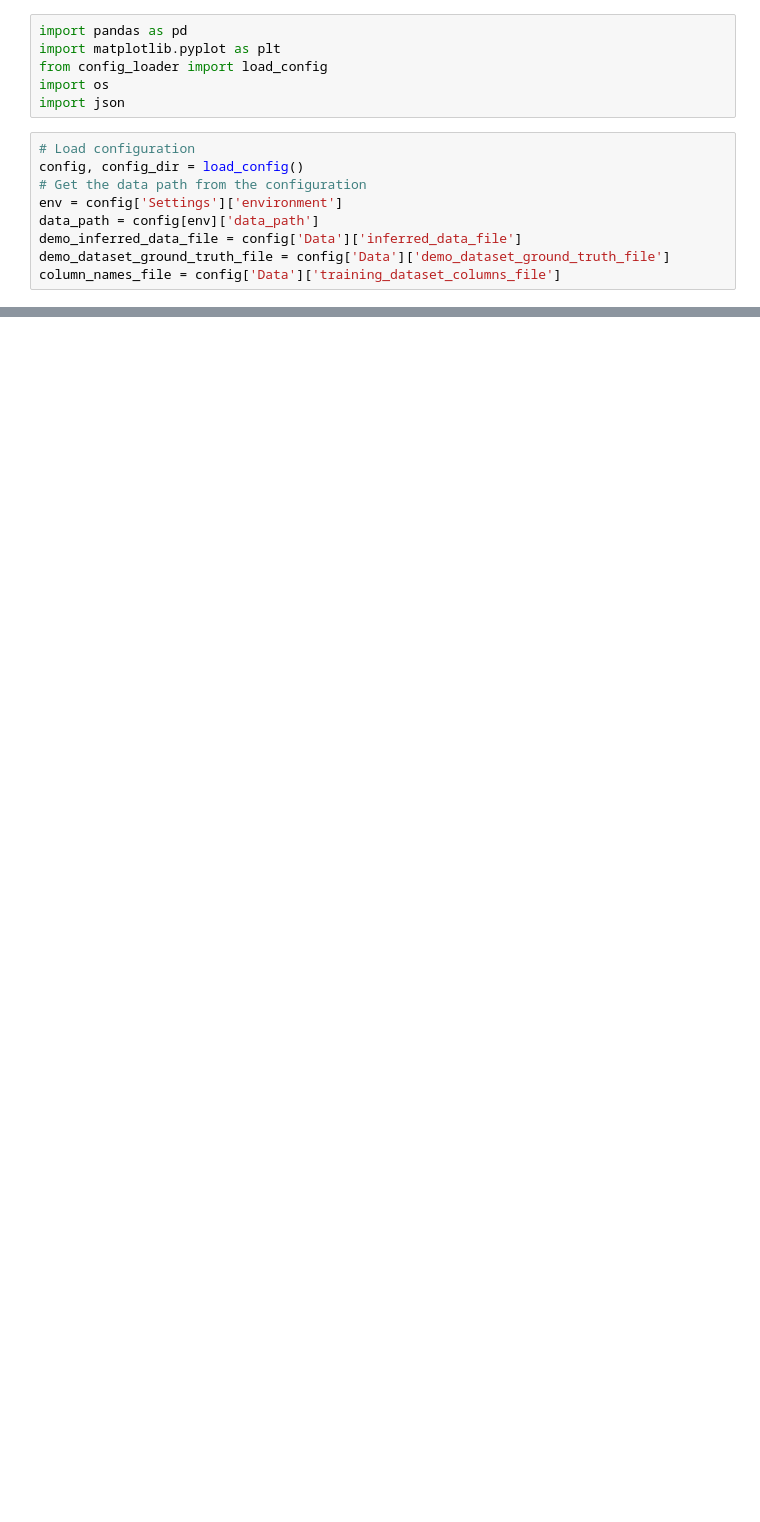
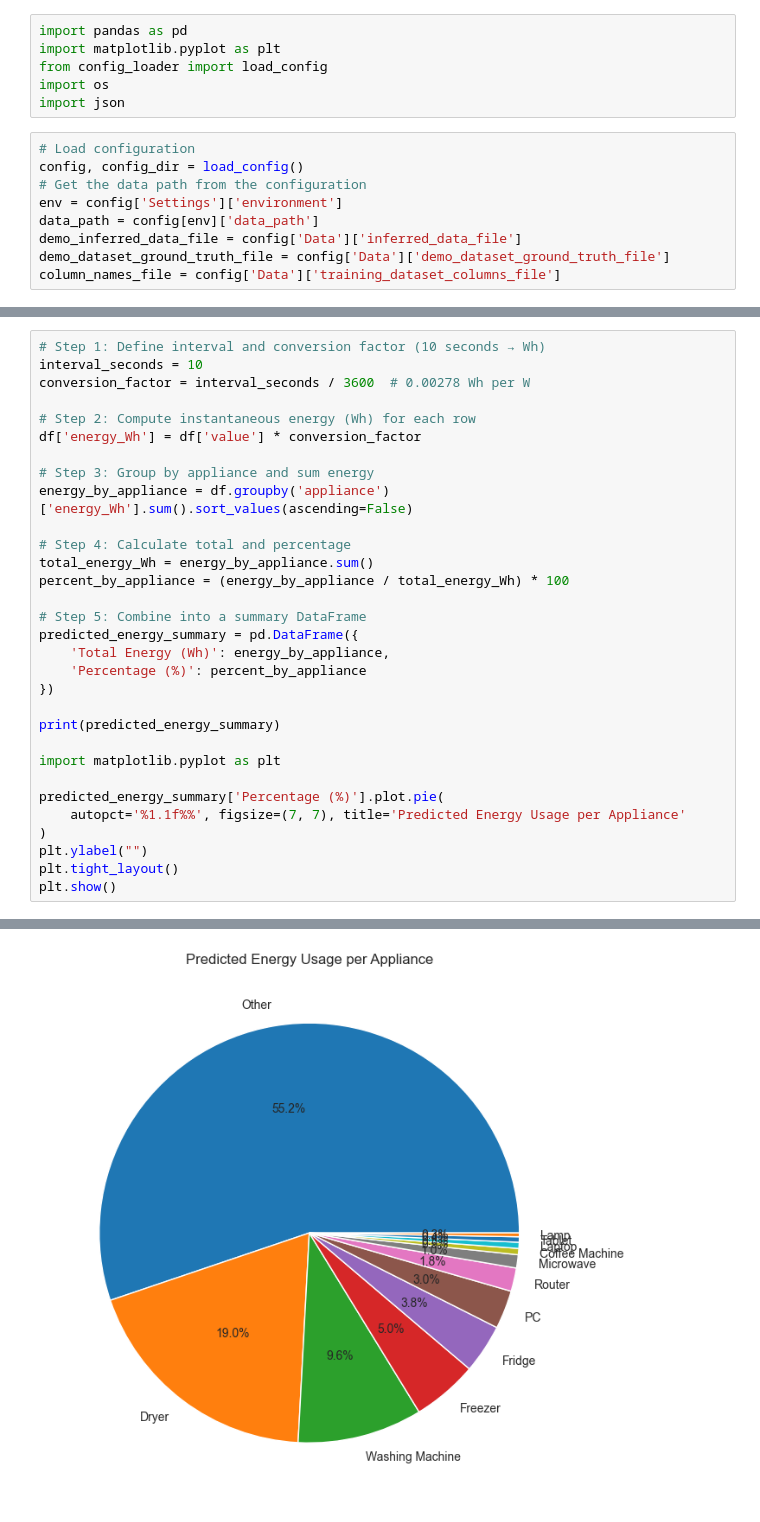
Before and after one commit to MorelliDUniFr/Home_Energy_Visualytics, a Jupyter notebook: evaluation/display_predictions.ipynb, the cells around one changed output, grey strips where cells are left out. Drawn from its saved outputs; the diff is of its cells as text; blank space fills up the shorter version.

```diff
--- a/evaluation/display_predictions.ipynb
+++ b/evaluation/display_predictions.ipynb
@@ -97,0 +134,32 @@ for appliance in appliances:
+# %%
+# Step 1: Define interval and conversion factor (10 seconds → Wh)
+interval_seconds = 10
+conversion_factor = interval_seconds / 3600  # 0.00278 Wh per W
+
+# Step 2: Compute instantaneous energy (Wh) for each row
+df['energy_Wh'] = df['value'] * conversion_factor
+
+# Step 3: Group by appliance and sum energy
+energy_by_appliance = df.groupby('appliance')['energy_Wh'].sum().sort_values(ascending=False)
+
+# Step 4: Calculate total and percentage
+total_energy_Wh = energy_by_appliance.sum()
+percent_by_appliance = (energy_by_appliance / total_energy_Wh) * 100
+
+# Step 5: Combine into a summary DataFrame
+predicted_energy_summary = pd.DataFrame({
+    'Total Energy (Wh)': energy_by_appliance,
+    'Percentage (%)': percent_by_appliance
+})
+
+print(predicted_energy_summary)
+
+import matplotlib.pyplot as plt
+
+predicted_energy_summary['Percentage (%)'].plot.pie(
+    autopct='%1.1f%%', figsize=(7, 7), title='Predicted Energy Usage per Appliance'
+)
+plt.ylabel("")
+plt.tight_layout()
+plt.show()
+# %% [output]
@@ -97,0 +180 @@ for appliance in appliances:
+[figure, added]
```
Also changed, not shown: parts of 4 cells of this notebook, 12 other files.
